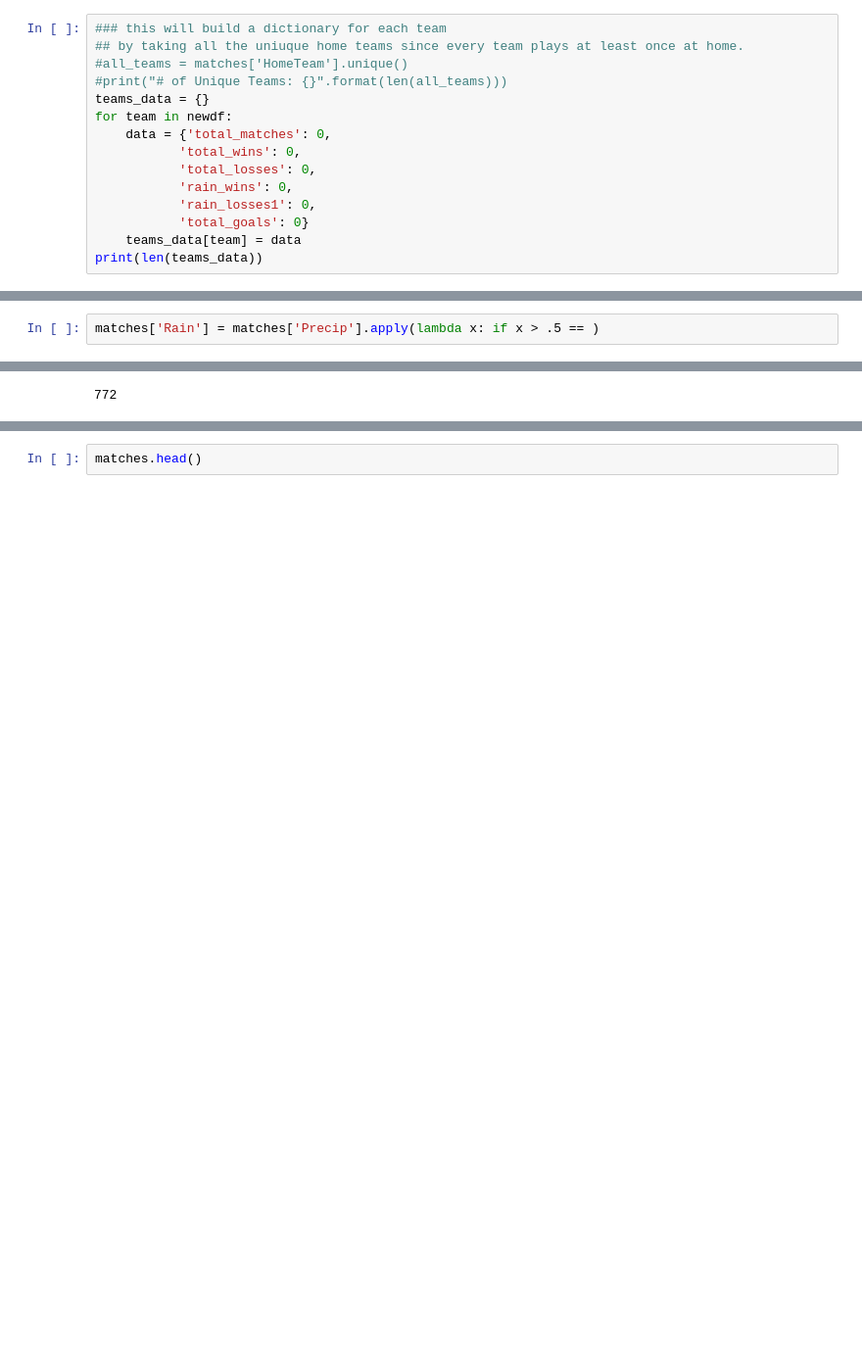
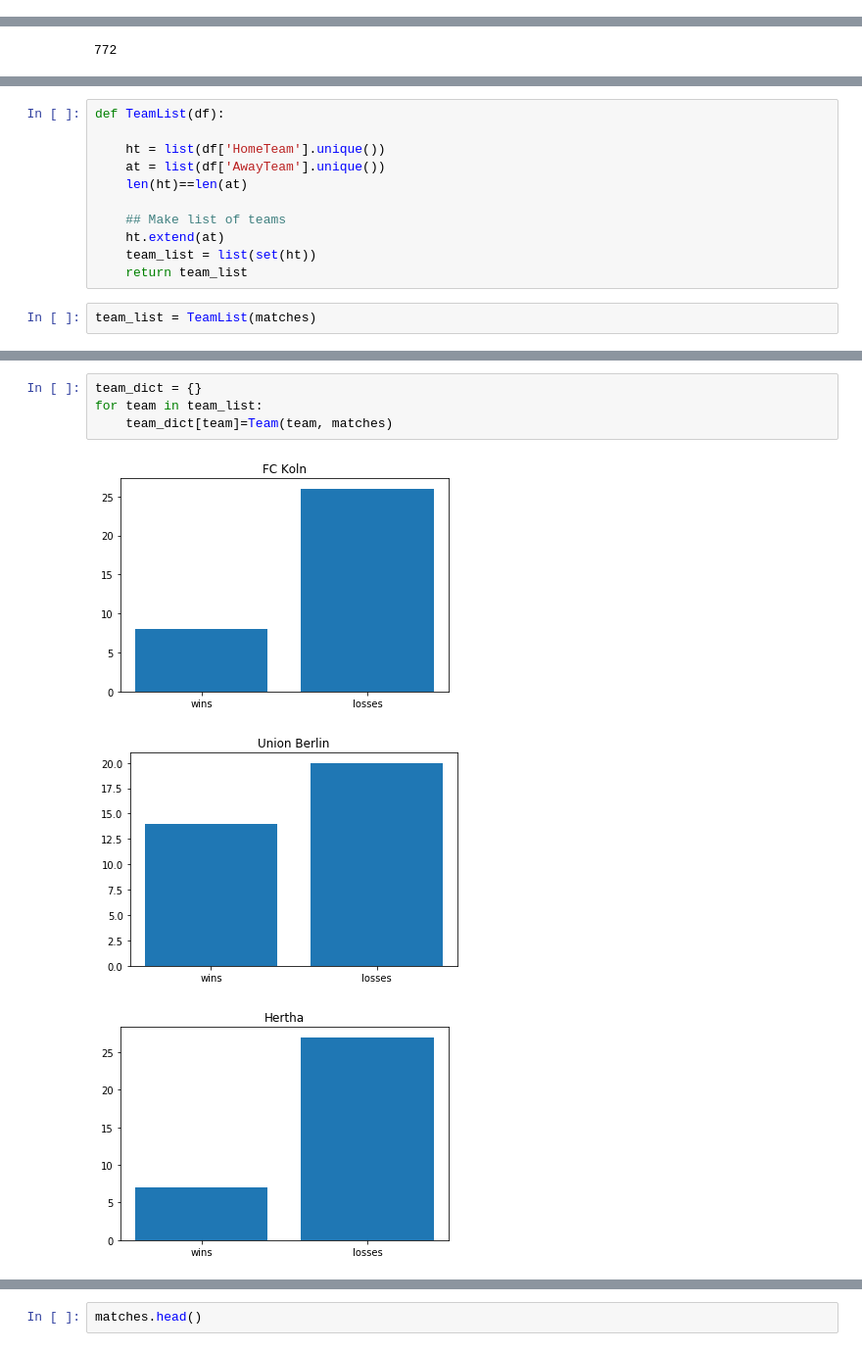
Before and after one commit to andiosika/dsc-mod-2-lab-online-ds-pt-100719, a Jupyter notebook: index.ipynb, the cells around one changed output, grey strips where cells are left out. Shown: that part at 98% size. Drawn from its saved outputs; the diff is of its cells as text; blank space fills up the shorter version.

```diff
--- a/index.ipynb
+++ b/index.ipynb
@@ -342,21 +334,6 @@ matches.head()
 ## Pull Stats:
 # %% [markdown]
 #how can I use this in my current function?
-# %%
-### this will build a dictionary for each team
-## by taking all the uniuque home teams since every team plays at least once at home.
-#all_teams = matches['HomeTeam'].unique()
-#print("# of Unique Teams: {}".format(len(all_teams)))
-teams_data = {}
-for team in newdf:
-    data = {'total_matches': 0,
-           'total_wins': 0,
-           'total_losses': 0,
-           'rain_wins': 0,
-           'rain_losses1': 0,
-           'total_goals': 0}
-    teams_data[team] = data
-print(len(teams_data))
 # %%
 def teamlist(df):
 
@@ -379,6 +356,4 @@ matches.head()
 | 2 | 1094 | D1 | 2011 | 2011-08-13 | Wolfsburg | Bayern Munich | 0 | 1 | A | 0.00 |
 | 3 | 1095 | D1 | 2011 | 2011-11-27 | Mainz | Bayern Munich | 3 | 2 | H | 0.00 |
 | 4 | 1096 | D1 | 2011 | 2012-02-18 | Freiburg | Bayern Munich | 0 | 0 | D | 0.00 |
-# %%
-matches['Rain'] = matches['Precip'].apply(lambda x: if x > .5 == )
 # %%
@@ -397,0 +393,13 @@ clear_days
+# %%
+def TeamList(df):
+
+    ht = list(df['HomeTeam'].unique())
+    at = list(df['AwayTeam'].unique())
+    len(ht)==len(at)
+
+    ## Make list of teams
+    ht.extend(at)
+    team_list = list(set(ht))
+    return team_list
+# %%
+team_list = TeamList(matches)
@@ -397,0 +475,8 @@ clear_days
+# %%
+team_dict = {}
+for team in team_list:
+    team_dict[team]=Team(team, matches)
+# %% [output]
+[figure, added]
+[figure, added]
+[figure, added]
```
Also changed, not shown: parts of 38 cells of this notebook, 56 other files.
